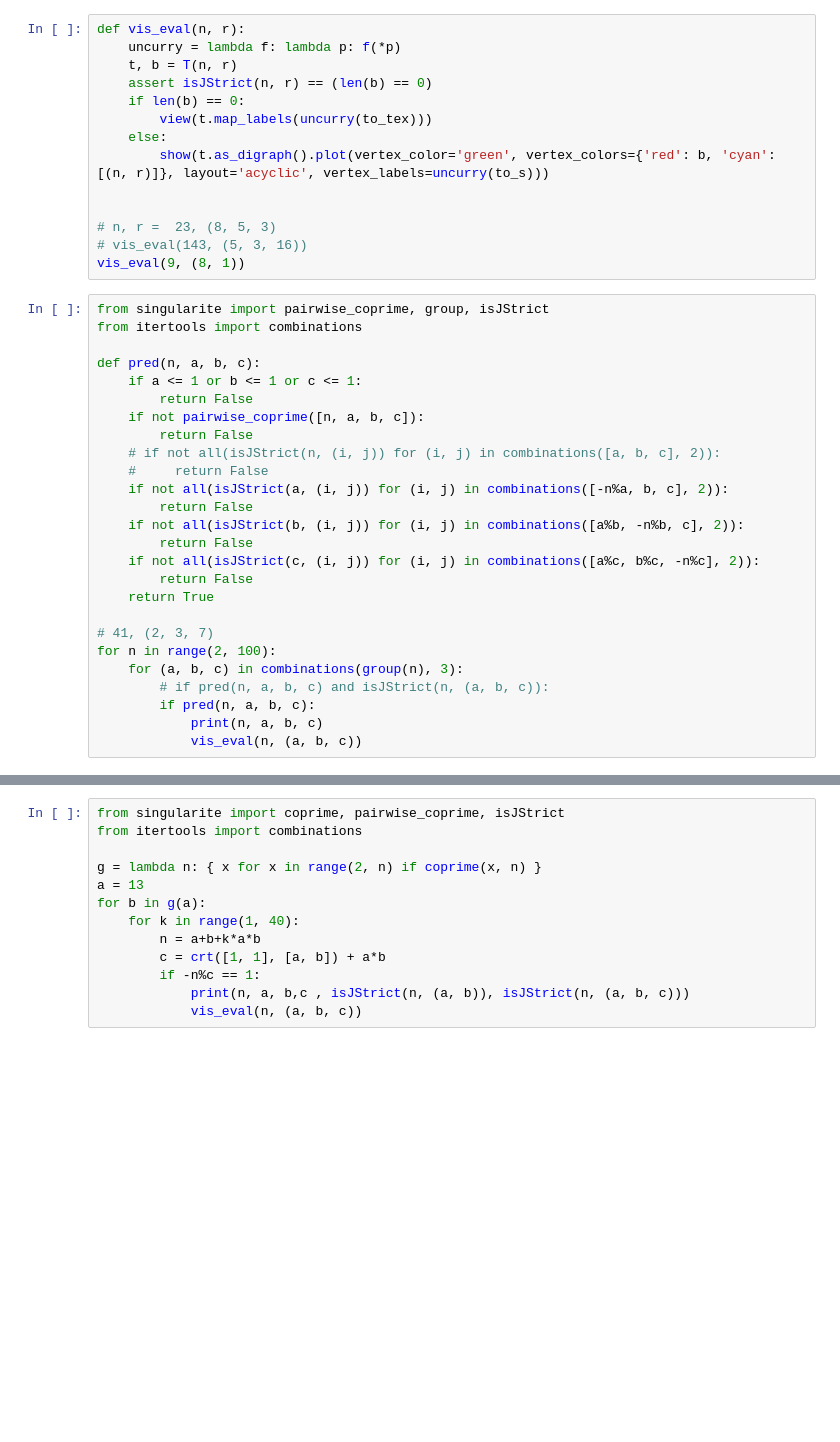
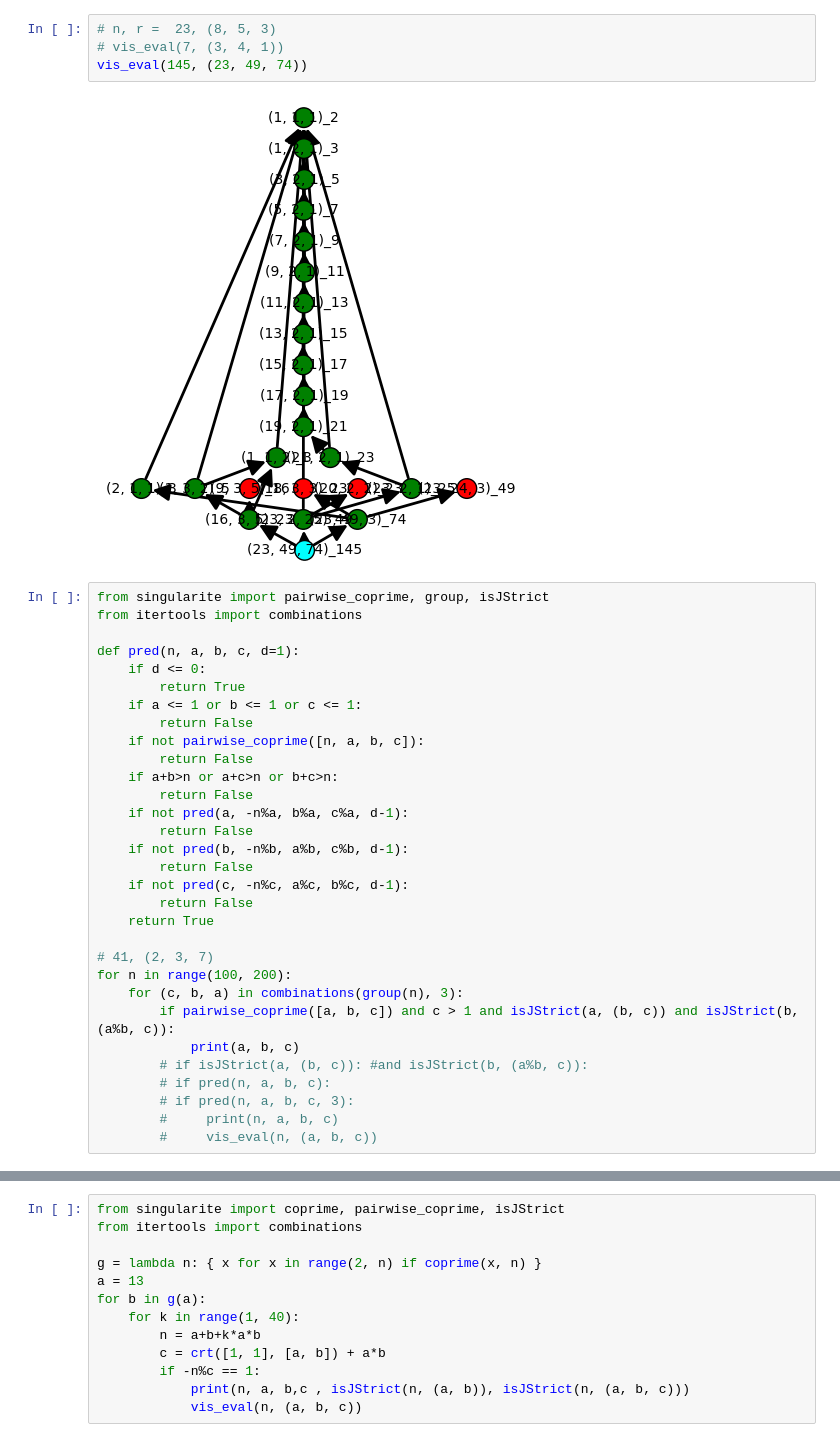
Before and after one commit to filedesless/singularite_j, a Jupyter notebook: singularite_j_eval.ipynb, the cells around one changed output, grey strips where cells are left out. Saved outputs shown, nothing was run; the diff lists cells and outputs as text; blank space fills up the shorter version.

```diff
--- a/singularite_j_eval.ipynb
+++ b/singularite_j_eval.ipynb
@@ -26,43 +35,40 @@ def T(n, xs):
-# %%
-def vis_eval(n, r):
-    uncurry = lambda f: lambda p: f(*p)
-    t, b = T(n, r)
-    assert isJStrict(n, r) == (len(b) == 0)
-    if len(b) == 0:
-        view(t.map_labels(uncurry(to_tex)))
-    else:
-        show(t.as_digraph().plot(vertex_color='green', vertex_colors={'red': b, 'cyan': [(n, r)]}, layout='acyclic', vertex_labels=uncurry(to_s)))
-
-
-# n, r =  23, (8, 5, 3)
-# vis_eval(143, (5, 3, 16))
-vis_eval(9, (8, 1))
+# %%
+# n, r =  23, (8, 5, 3)
+# vis_eval(7, (3, 4, 1))
+vis_eval(145, (23, 49, 74))
+# %% [output]
+[figure, added]
 # %%
 from singularite import pairwise_coprime, group, isJStrict
 from itertools import combinations
 
-def pred(n, a, b, c):
+def pred(n, a, b, c, d=1):
+    if d <= 0:
+        return True
     if a <= 1 or b <= 1 or c <= 1:
         return False
     if not pairwise_coprime([n, a, b, c]):
         return False
-    # if not all(isJStrict(n, (i, j)) for (i, j) in combinations([a, b, c], 2)):
-    #     return False
-    if not all(isJStrict(a, (i, j)) for (i, j) in combinations([-n%a, b, c], 2)):
+    if a+b>n or a+c>n or b+c>n:
         return False
-    if not all(isJStrict(b, (i, j)) for (i, j) in combinations([a%b, -n%b, c], 2)):
+    if not pred(a, -n%a, b%a, c%a, d-1):
         return False
-    if not all(isJStrict(c, (i, j)) for (i, j) in combinations([a%c, b%c, -n%c], 2)):
+    if not pred(b, -n%b, a%b, c%b, d-1):
+        return False
+    if not pred(c, -n%c, a%c, b%c, d-1):
         return False
     return True
 
 # 41, (2, 3, 7)
-for n in range(2, 100):
-    for (a, b, c) in combinations(group(n), 3):
-        # if pred(n, a, b, c) and isJStrict(n, (a, b, c)):
-        if pred(n, a, b, c):
-            print(n, a, b, c)
-            vis_eval(n, (a, b, c))
+for n in range(100, 200):
+    for (c, b, a) in combinations(group(n), 3):
+        if pairwise_coprime([a, b, c]) and c > 1 and isJStrict(a, (b, c)) and isJStrict(b, (a%b, c)):
+            print(a, b, c)
+        # if isJStrict(a, (b, c)): #and isJStrict(b, (a%b, c)):
+        # if pred(n, a, b, c):
+        # if pred(n, a, b, c, 3):
+        #     print(n, a, b, c)
+        #     vis_eval(n, (a, b, c))
 # %%
 l = [
     (59, (5, 4, 3)),
```
Also changed, not shown: parts of 2 cells of this notebook, 3 other files.
